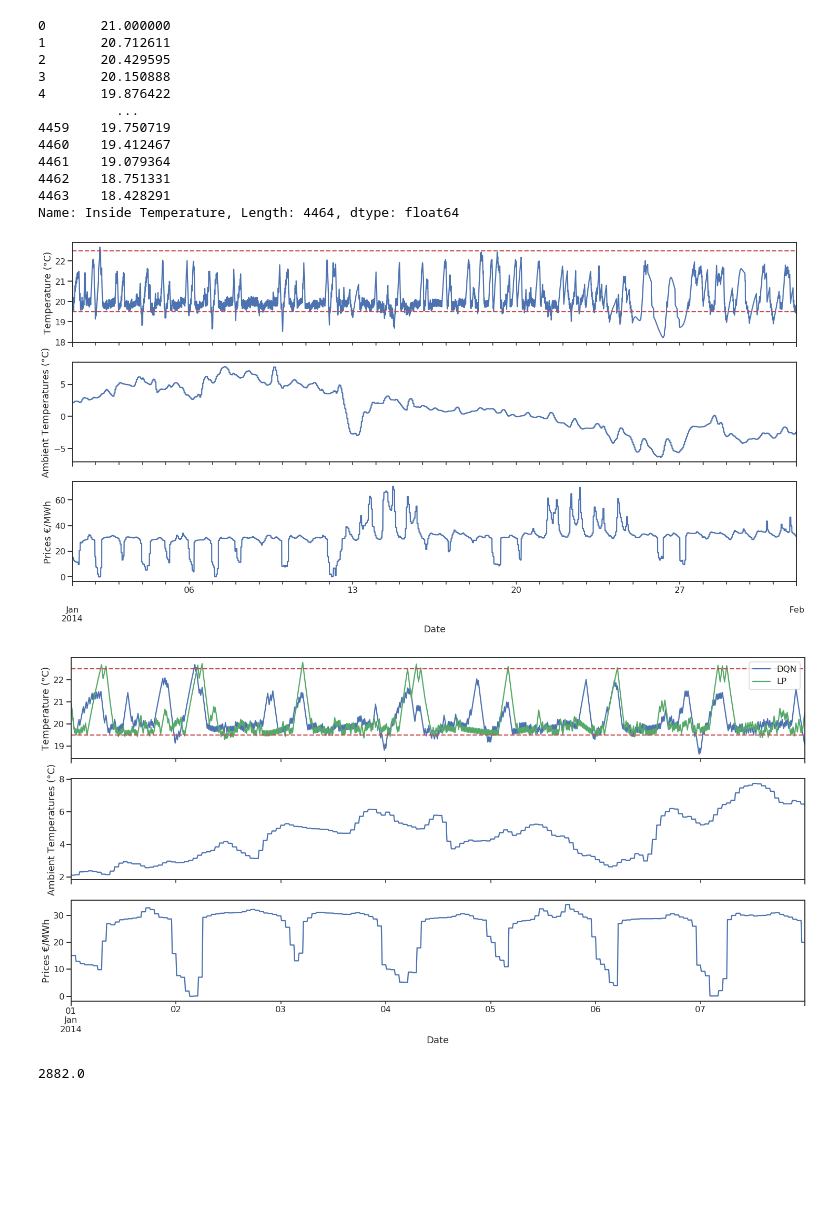
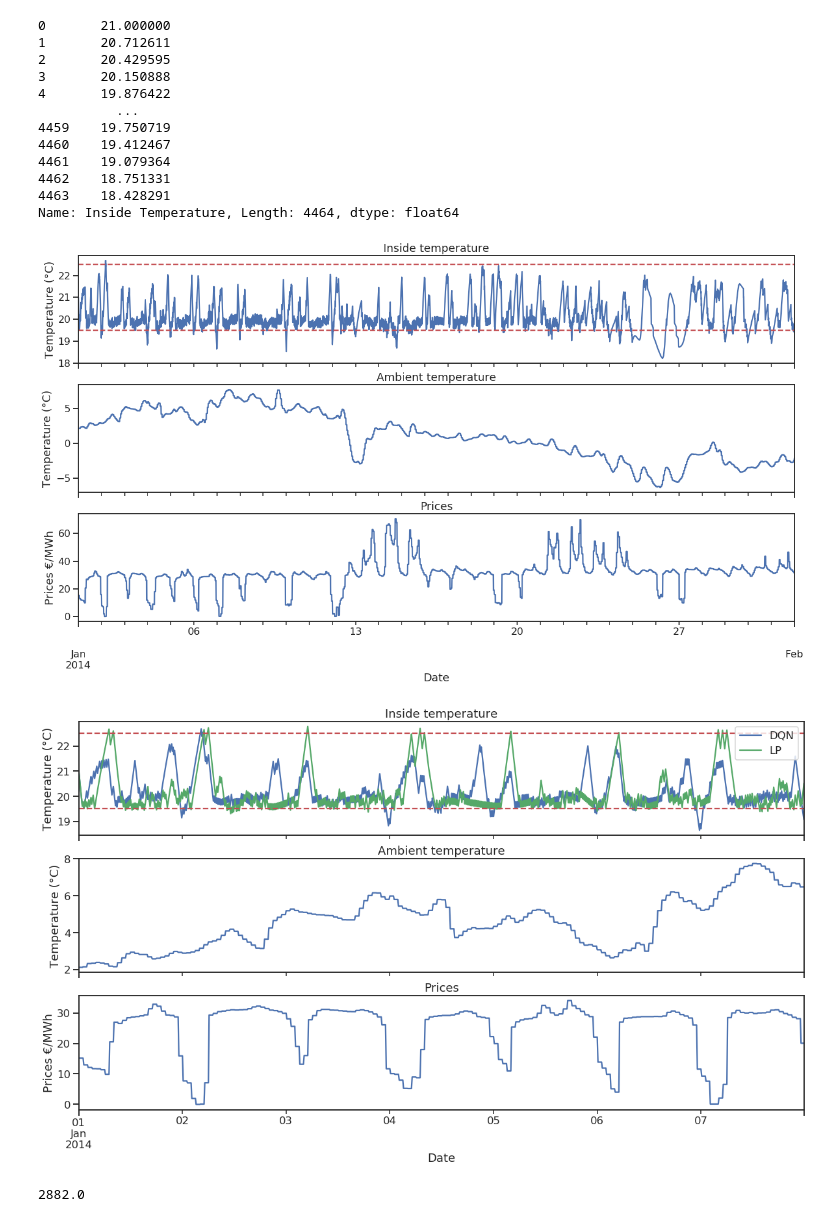
Before and after one commit to Cernewein/heating-RL-agent, a Jupyter notebook: Notebooks/Visualization.ipynb, the cells around one changed output. Saved outputs shown, nothing was run; the diff lists cells and outputs as text; code cells hidden in the pictures; blank space fills up the shorter version.

Commit message:
Added titles to figures

```diff
--- a/Notebooks/Visualization.ipynb
+++ b/Notebooks/Visualization.ipynb
@@ -336,24 +336,27 @@ lp_policy['Inside Temperature']
 4463    18.428291
 Name: Inside Temperature, Length: 4464, dtype: float64
 # %%
-fig, axs = plt.subplots(3,figsize=(25,12), sharex=True)
+fig, axs = plt.subplots(3,figsize=(21,11), sharex=True)
 
 eval_data['Inside Temperatures'].plot(ax=axs[0])
 eval_data['Upper Bound'].plot(ax=axs[0],c='r', linestyle = 'dashed')
 eval_data['Lower Bound'].plot(ax=axs[0],c='r', linestyle = 'dashed')
 
 axs[0].set_ylabel('Temperature (°C)')
+axs[0].set_title('Inside temperature')
 eval_data['Ambient Temperatures'].plot(ax=axs[1])
-axs[1].set_ylabel('Ambient Temperatures (°C)')
+axs[1].set_ylabel('Temperature (°C)')
+axs[1].set_title('Ambient temperature')
 eval_data['Prices'].plot(ax=axs[2])
 axs[2].set_ylabel('Prices €/MWh')
+axs[2].set_title('Prices')
 plt.savefig('data/output/DQN-Dyn-Price/DQN_temperature_eval.png',bbox_inches='tight')
 # %% [output]
-[figure, old version]
+[figure, new version]
 # %%
 colors = sns.color_palette()
 # %%
-fig, axs = plt.subplots(3,figsize=(25,12), sharex=True)
+fig, axs = plt.subplots(3,figsize=(20,11), sharex=True)
 
 zoomed_in = eval_data.iloc[:1008,:] # Taking first week for nicer visualization
 zommed_lp = lp_policy.iloc[:1008,:]
@@ -366,15 +369,19 @@ zoomed_in['Upper Bound'].plot(ax=axs[0],c='r', linestyle = 'dashed')
 zoomed_in['Lower Bound'].plot(ax=axs[0],c='r', linestyle = 'dashed')
 axs[0].legend(['DQN', 'LP'],loc='upper right')
 axs[0].set_ylabel('Temperature (°C)')
+axs[0].set_title('Inside temperature')
 
 zoomed_in['Ambient Temperatures'].plot(ax=axs[1])
-axs[1].set_ylabel('Ambient Temperatures (°C)')
+
+axs[1].set_ylabel('Temperature (°C)')
+axs[1].set_title('Ambient temperature')
 zoomed_in['Prices'].plot(ax=axs[2])
 axs[2].set_ylabel('Prices €/MWh')
+axs[2].set_title('Prices')
 
 plt.savefig('data/output/DQN-Dyn-Price/dqn_vs_lp_eval_zoomed.png',bbox_inches='tight')
 # %% [output]
-[figure, old version]
+[figure, new version]
 # %%
 eval_data['Prices_kWh']=eval_data['Prices']/1000
 # %%
```
